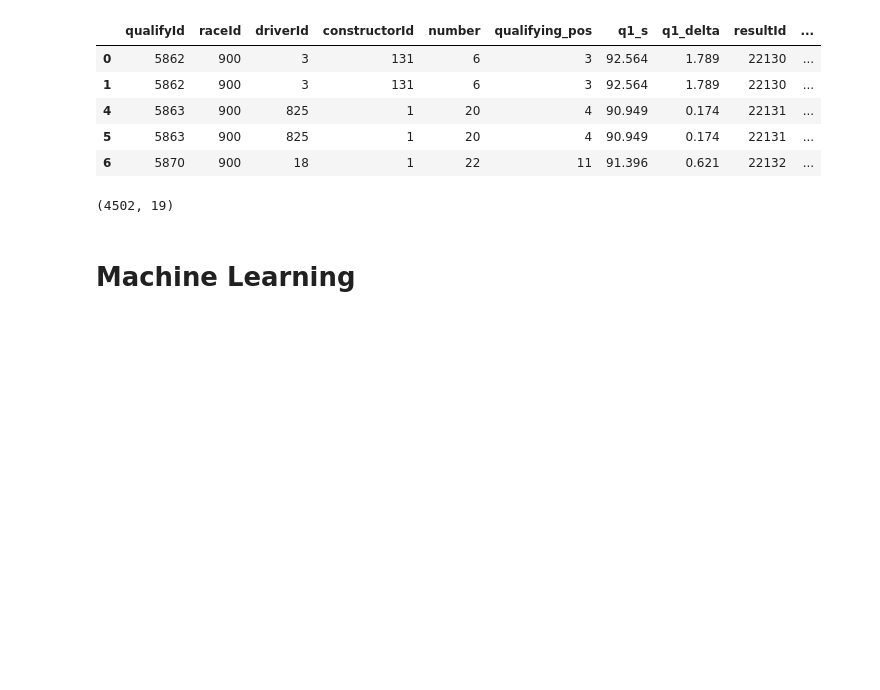
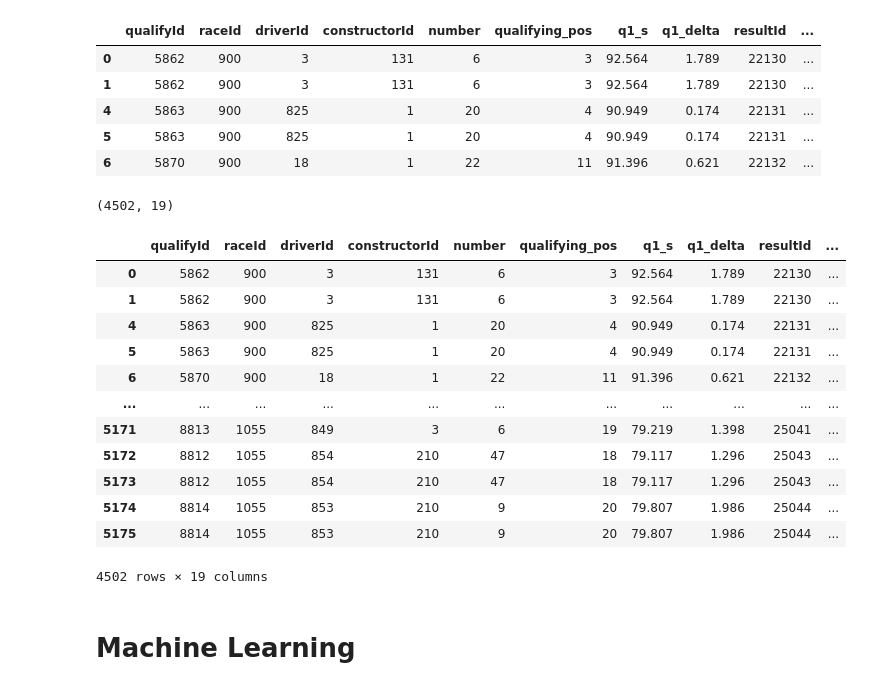
Before and after one commit to frax0n/F1-Analysis, a Jupyter notebook: Qualy_Results.ipynb, the cells around one changed output. Drawn from its saved outputs; the diff is of its cells as text; code cells hidden in the pictures; blank space fills up the shorter version.

```diff
--- a/Qualy_Results.ipynb
+++ b/Qualy_Results.ipynb
@@ -149 +161,17 @@ constructors_code = {}
+# %%
+q1
+# %% [output]
+|  | qualifyId | raceId | driverId | constructorId | number | qualifying_pos | q1_s | q1_delta | resultId | ... |
+| 0 | 5862 | 900 | 3 | 131 | 6 | 3 | 92.564 | 1.789 | 22130 | ... |
+| 1 | 5862 | 900 | 3 | 131 | 6 | 3 | 92.564 | 1.789 | 22130 | ... |
+| 4 | 5863 | 900 | 825 | 1 | 20 | 4 | 90.949 | 0.174 | 22131 | ... |
+| 5 | 5863 | 900 | 825 | 1 | 20 | 4 | 90.949 | 0.174 | 22131 | ... |
+| 6 | 5870 | 900 | 18 | 1 | 22 | 11 | 91.396 | 0.621 | 22132 | ... |
+| ... | ... | ... | ... | ... | ... | ... | ... | ... | ... | ... |
+| 5171 | 8813 | 1055 | 849 | 3 | 6 | 19 | 79.219 | 1.398 | 25041 | ... |
+| 5172 | 8812 | 1055 | 854 | 210 | 47 | 18 | 79.117 | 1.296 | 25043 | ... |
+| 5173 | 8812 | 1055 | 854 | 210 | 47 | 18 | 79.117 | 1.296 | 25043 | ... |
+| 5174 | 8814 | 1055 | 853 | 210 | 9 | 20 | 79.807 | 1.986 | 25044 | ... |
+| 5175 | 8814 | 1055 | 853 | 210 | 9 | 20 | 79.807 | 1.986 | 25044 | ... |
+4502 rows × 19 columns
 # %%
```
Also changed, not shown: parts of 30 cells of this notebook, 3 other files.
